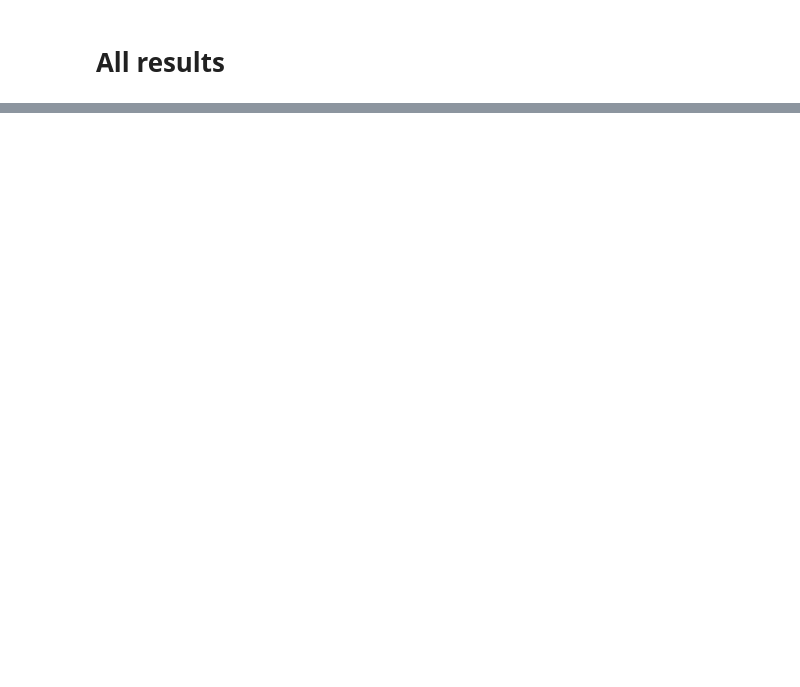
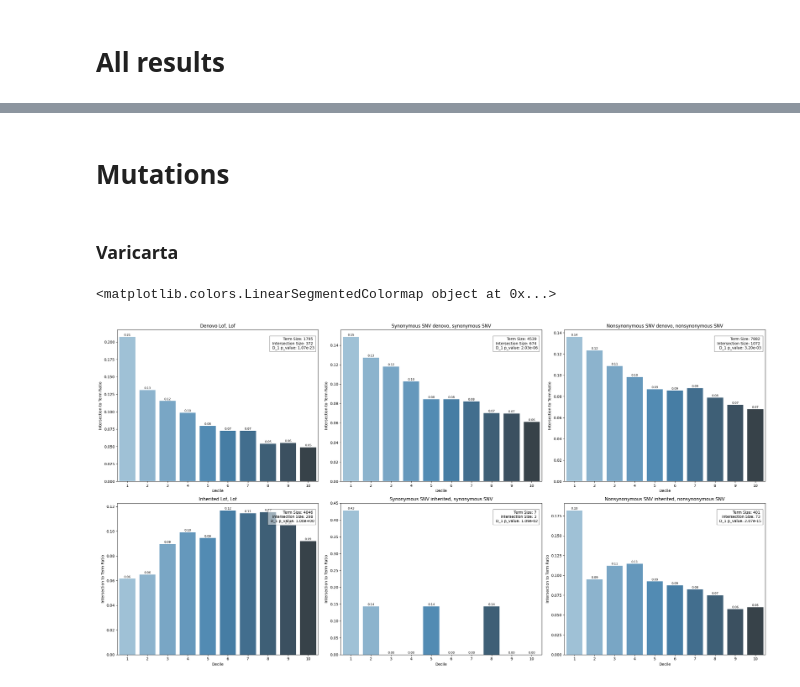
Before and after one commit to a59490/Tese_ASD_Gene_Pred, a Jupyter notebook: 6_Gene_enrich/gprofiler_test.ipynb, the cells around one changed output, grey strips where cells are left out. Cells and saved outputs as stored; diff of their text form; code cells hidden in the pictures; blank space fills up the shorter version.

```diff
--- a/6_Gene_enrich/gprofiler_test.ipynb
+++ b/6_Gene_enrich/gprofiler_test.ipynb
@@ -125,0 +139,9 @@ df
+# %%
+
+lof_d = main_custom(deciles, 'mut\merged_mutation_denovo.gmt','Lof'),"Denovo Lof"
+synonymous_SNV_d = main_custom(deciles, 'mut\merged_mutation_denovo.gmt','synonymous SNV'),"Synonymous SNV denovo"
+nonsynonymous_SNV_d = main_custom(deciles, 'mut\merged_mutation_denovo.gmt','nonsynonymous SNV'),"Nonsynonymous SNV denovo"
+
+lof_in = main_custom(deciles, 'mut\merged_mutation_inher.gmt','Lof'),"Inherited Lof"
+synonymous_SNV_in = main_custom(deciles, 'mut\merged_mutation_inher.gmt','synonymous SNV'),"Synonymous SNV inherited"
+nonsynonymous_SNV_in = main_custom(deciles, 'mut\merged_mutation_inher.gmt','nonsynonymous SNV'),"Nonsynonymous SNV inherited"
@@ -162,0 +268,11 @@ plot_comparison_graphs(autism_disease, autistic_behaviour, intellectual_disabili
+# %% [markdown]
+# Mutations
+# %% [markdown]
+### Varicarta
+# %%
+varicarta_list = [lof_d, synonymous_SNV_d, nonsynonymous_SNV_d, lof_in, synonymous_SNV_in, nonsynonymous_SNV_in]
+
+plot_comparison_graphs(varicarta_list)
+# %% [output]
+<matplotlib.colors.LinearSegmentedColormap object at 0x...>
+[figure, added]
```
Also changed, not shown: parts of 20 cells of this notebook, 26 other files.
